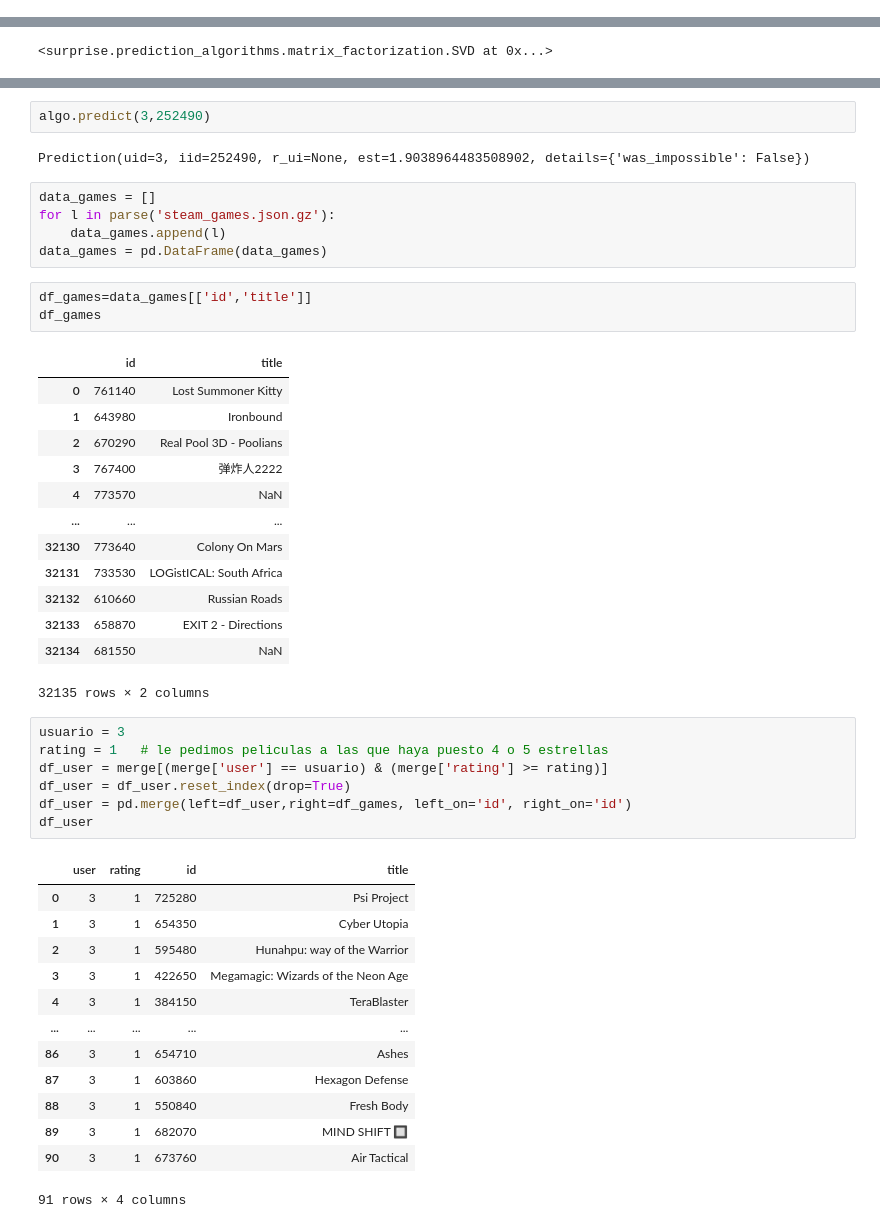
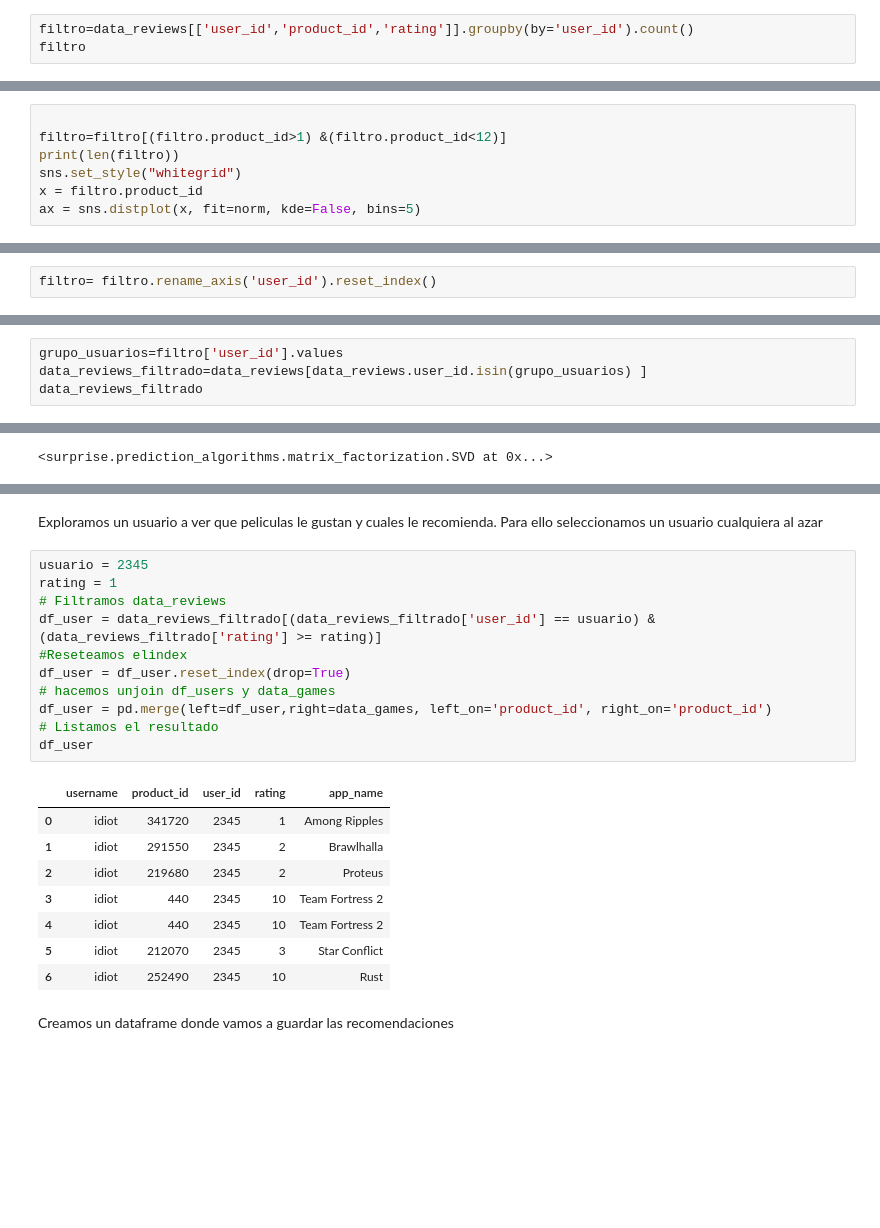
Before and after one commit to dgiacone/AcamicaSistemaRecomendacion, a Jupyter notebook: DS_Proyecto_03_SR.ipynb, the cells around one changed output, grey strips where cells are left out. Saved outputs shown, nothing was run; the diff lists cells and outputs as text; blank space fills up the shorter version.

```diff
--- a/DS_Proyecto_03_SR.ipynb
+++ b/DS_Proyecto_03_SR.ipynb
@@ -332,0 +442,3 @@ data = Dataset.load_from_df(merge[['user', 'id', 'rating']][:N_filas], reader)
+# %%
+filtro=data_reviews[['user_id','product_id','rating']].groupby(by='user_id').count()
+filtro
@@ -332,0 +462,7 @@ data = Dataset.load_from_df(merge[['user', 'id', 'rating']][:N_filas], reader)
+# %%
+
+filtro=filtro[(filtro.product_id>1) &(filtro.product_id<12)]
+print(len(filtro))
+sns.set_style("whitegrid")
+x = filtro.product_id
+ax = sns.distplot(x, fit=norm, kde=False, bins=5)
@@ -332,0 +490,2 @@ data = Dataset.load_from_df(merge[['user', 'id', 'rating']][:N_filas], reader)
+# %%
+filtro= filtro.rename_axis('user_id').reset_index()
@@ -332,0 +538,4 @@ data = Dataset.load_from_df(merge[['user', 'id', 'rating']][:N_filas], reader)
+# %%
+grupo_usuarios=filtro['user_id'].values
+data_reviews_filtrado=data_reviews[data_reviews.user_id.isin(grupo_usuarios) ]
+data_reviews_filtrado
@@ -352,48 +630,25 @@ Prediction(uid=1773, iid='4000', r_ui=10.0, est=9.890703970271131, details={'was
-# %%
-algo.predict(3,252490)
-# %% [output]
-Prediction(uid=3, iid=252490, r_ui=None, est=1.9038964483508902, details={'was_impossible': False})
-# %%
-data_games = []
-for l in parse('steam_games.json.gz'):
-    data_games.append(l)
-data_games = pd.DataFrame(data_games)
-# %%
-df_games=data_games[['id','title']]
-df_games
-# %% [output]
-|  | id | title |
-| 0 | 761140 | Lost Summoner Kitty |
-| 1 | 643980 | Ironbound |
-| 2 | 670290 | Real Pool 3D - Poolians |
-| 3 | 767400 | 弹炸人2222 |
-| 4 | 773570 | NaN |
-| ... | ... | ... |
-| 32130 | 773640 | Colony On Mars |
-| 32131 | 733530 | LOGistICAL: South Africa |
-| 32132 | 610660 | Russian Roads |
-| 32133 | 658870 | EXIT 2 - Directions |
-| 32134 | 681550 | NaN |
-32135 rows × 2 columns
+# %% [markdown]
+Exploramos un usuario a ver que peliculas le gustan y cuales le recomienda. Para ello seleccionamos un usuario cualquiera al azar
 # %%
-usuario = 3
-rating = 1   # le pedimos peliculas a las que haya puesto 4 o 5 estrellas
-df_user = merge[(merge['user'] == usuario) & (merge['rating'] >= rating)]
+usuario = 2345
+rating = 1
+# Filtramos data_reviews
+df_user = data_reviews_filtrado[(data_reviews_filtrado['user_id'] == usuario) & (data_reviews_filtrado['rating'] >= rating)]
+#Reseteamos elindex
 df_user = df_user.reset_index(drop=True)
-df_user = pd.merge(left=df_user,right=df_games, left_on='id', right_on='id')
+# hacemos unjoin df_users y data_games
+df_user = pd.merge(left=df_user,right=data_games, left_on='product_id', right_on='product_id')
+# Listamos el resultado
 df_user
 # %% [output]
-|  | user | rating | id | title |
-| 0 | 3 | 1 | 725280 | Psi Project |
-| 1 | 3 | 1 | 654350 | Cyber Utopia |
-| 2 | 3 | 1 | 595480 | Hunahpu: way of the Warrior |
-| 3 | 3 | 1 | 422650 | Megamagic: Wizards of the Neon Age |
-| 4 | 3 | 1 | 384150 | TeraBlaster |
-| ... | ... | ... | ... | ... |
-| 86 | 3 | 1 | 654710 | Ashes |
-| 87 | 3 | 1 | 603860 | Hexagon Defense |
-| 88 | 3 | 1 | 550840 | Fresh Body |
-| 89 | 3 | 1 | 682070 | MIND SHIFT 🔲 |
-| 90 | 3 | 1 | 673760 | Air Tactical |
+|  | username | product_id | user_id | rating | app_name |
+| 0 | idiot | 341720 | 2345 | 1 | Among Ripples |
+| 1 | idiot | 291550 | 2345 | 2 | Brawlhalla |
+| 2 | idiot | 219680 | 2345 | 2 | Proteus |
+| 3 | idiot | 440 | 2345 | 10 | Team Fortress 2 |
+| 4 | idiot | 440 | 2345 | 10 | Team Fortress 2 |
+| 5 | idiot | 212070 | 2345 | 3 | Star Conflict |
+| 6 | idiot | 252490 | 2345 | 10 | Rust |
-91 rows × 4 columns
+# %% [markdown]
+Creamos un dataframe  donde vamos a guardar las recomendaciones
 # %%
```
Also changed, not shown: parts of 130 cells of this notebook.
